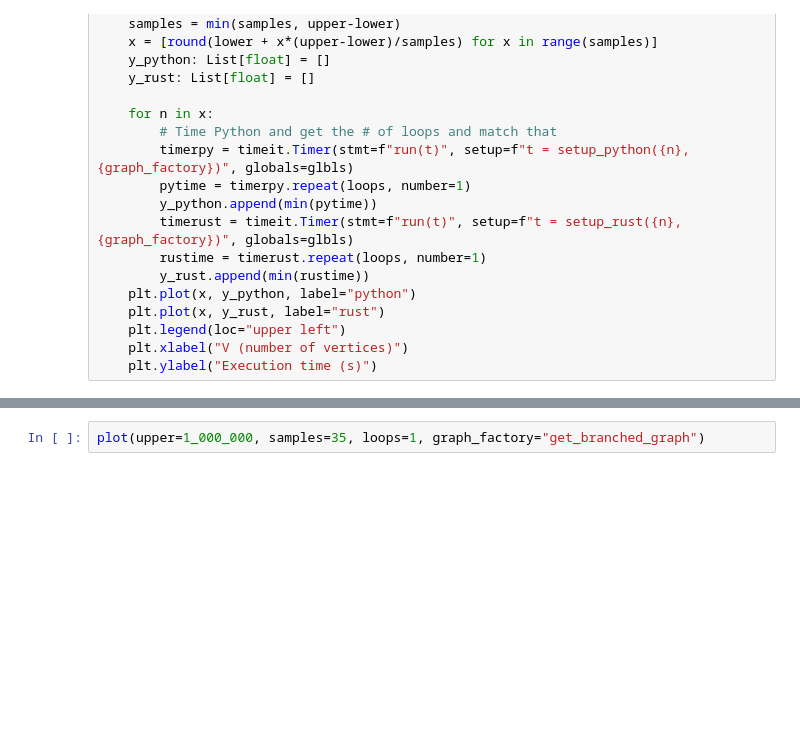
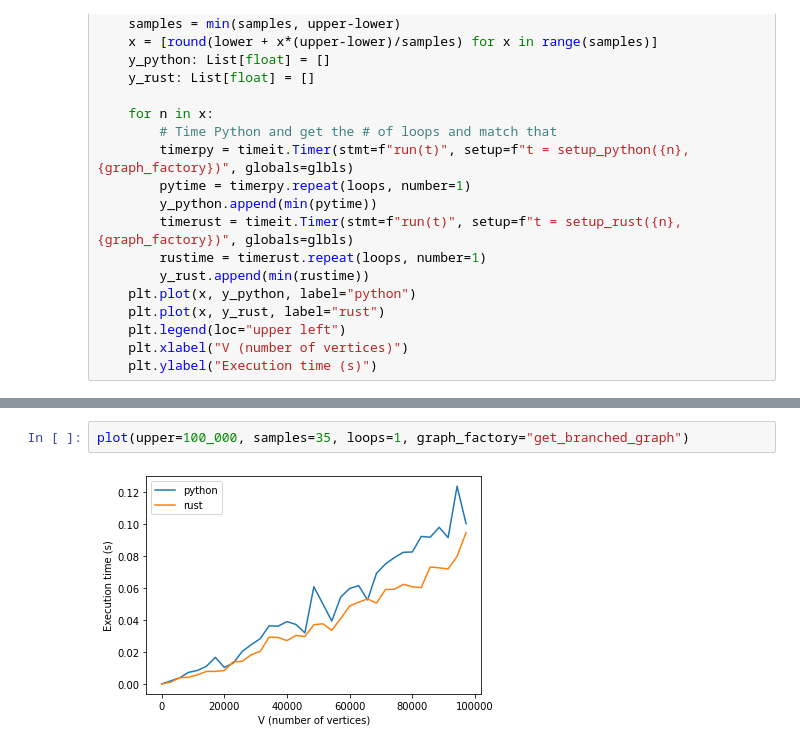
Before and after one commit to adriangb/graphlib2, a Jupyter notebook: bench.ipynb, the cells around one changed output, grey strips where cells are left out. Saved outputs shown, nothing was run; the diff lists cells and outputs as text; blank space fills up the shorter version.

```diff
--- a/bench.ipynb
+++ b/bench.ipynb
@@ -81,2 +81,4 @@ plot(upper=100_000, samples=35, loops=1, graph_factory="get_linear_graph")
 # %%
-plot(upper=1_000_000, samples=35, loops=1, graph_factory="get_branched_graph")
+plot(upper=100_000, samples=35, loops=1, graph_factory="get_branched_graph")
+# %% [output]
+[figure, added]
```
Also changed, not shown: parts of 1 cell of this notebook, 4 other files.
